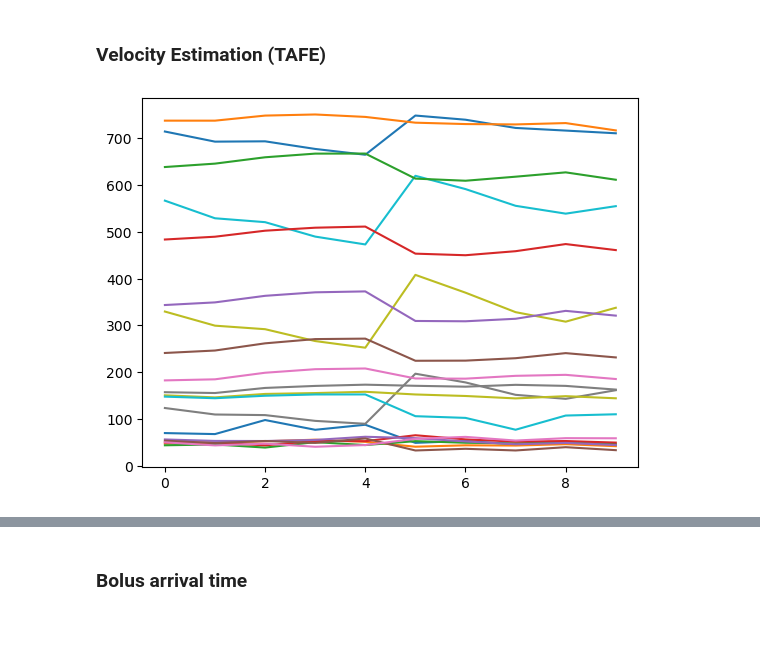
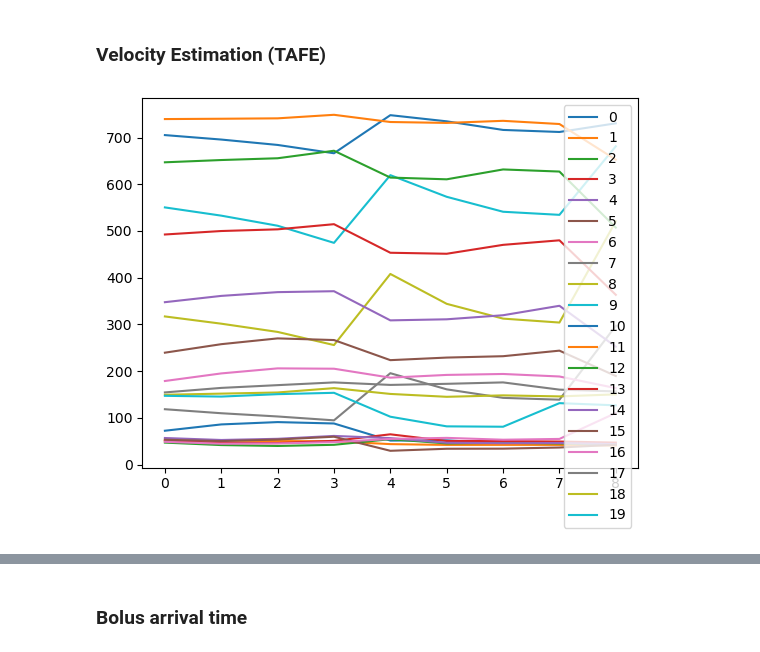
Before and after one commit to aseresti/VelocityEst, a Jupyter notebook: scripts/Aorta/VElocityEstimationInAorta.ipynb, the cells around one changed output, grey strips where cells are left out. Cells and saved outputs as stored; diff of their text form; code cells hidden in the pictures; blank space fills up the shorter version.

```diff
--- a/scripts/Aorta/VElocityEstimationInAorta.ipynb
+++ b/scripts/Aorta/VElocityEstimationInAorta.ipynb
@@ -98,7 +101,7 @@ filename = "aorta_d.vtu"
 
 Aorta = ReadVTUFile(os.path.join(path, filename))
 # %%
-image_path = "/Volumes/T7_Research/CABG/06_ContrastDispersion/1_CTPImages/VA02B/CTP"
+image_path = f"/Volumes/T7_Research/CABG/06_ContrastDispersion/1_CTPImages/{case}/CTP"
 image_names = np.sort(np.array(glob.glob(os.path.join(image_path,"*.vtk"))))
 image_names
 # %% [output]
@@ -199,6 +202,7 @@ def SliceWPlane(Volume,Origin,Norm):
 
     return Slice.GetOutput()
 
+
 def GetRadius(plane):
     surface_filter = vtk.vtkDataSetSurfaceFilter()
     surface_filter.SetInputData(plane)
@@ -216,6 +220,24 @@ def GetRadius(plane):
     SurfaceArea = mass.GetSurfaceArea()
     radius = np.sqrt(SurfaceArea/np.pi)
     return radius
+
+def GetRadius2(plane):
+    # surface_filter = vtk.vtkDataSetSurfaceFilter()
+    # surface_filter.SetInputData(plane)
+    # surface_filter.Update()
+    # polydata = surface_filter.GetOutput()
+
+    # triangulator = vtk.vtkTriangleFilter()
+    # triangulator.SetInputData(polydata)
+    # triangulator.Update()
+
+    mass = vtk.vtkMassProperties()
+    mass.SetInputData(plane)
+    mass.Update()
+
+    SurfaceArea = mass.GetSurfaceArea()
+    radius = np.sqrt(SurfaceArea/np.pi)
+    return radius
 # %%
 plane_inlet = ClipVolumeWPlane(ProjectedMeshes[0], points_decimated[0], directions_decimated[0])
 radius = GetRadius(plane_inlet)
@@ -225,0 +248,3 @@ np.float64(54.72694025958241)
+# %%
+plane_inlet = SliceWPlane(ProjectedMeshes[0], points_decimated[5], directions_decimated[5])
+radius = GetRadius2(plane_inlet)
@@ -251,7 +297,8 @@ Array.shape
 for i, mesh in enumerate(ProjectedMeshes):
     for j, point in enumerate(points_decimated):
 
-        Array[j, i] = SphereClipMean(mesh, radius/10, point)
+        #slice_ = SliceWPlane(mesh, point, directions_decimated[j])
+        Array[j, i] = SphereClipMean(mesh, radius/2, point)
 
 
 
@@ -326,10 +373,12 @@ plt.show()
 # %% [markdown]
 ### Velocity Estimation (TAFE)
 # %%
-plt.plot(Array_new)
+row_labels = range(Array_new.shape[1])
+plt.plot(Array_new, label=row_labels)
+plt.legend()
 plt.show()
 # %% [output]
-[figure, old version]
+[figure, new version]
 # %%
 idx = np.argmax(Array_new, axis=1)
 idx
```
Also changed, not shown: parts of 31 cells of this notebook, 1 other file.
